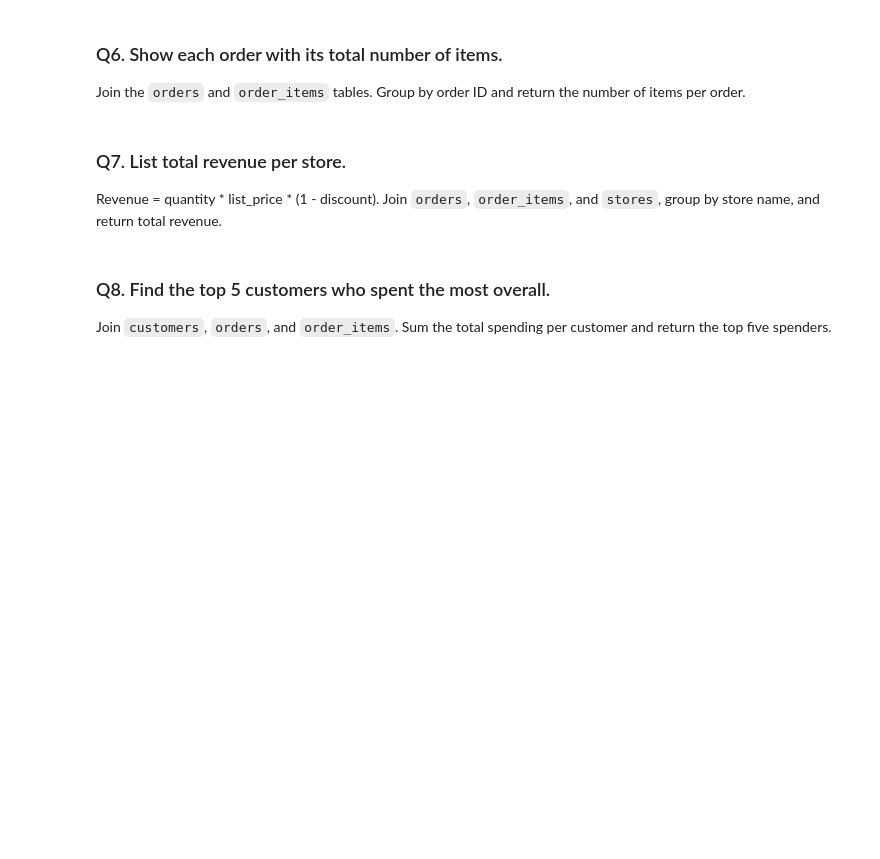
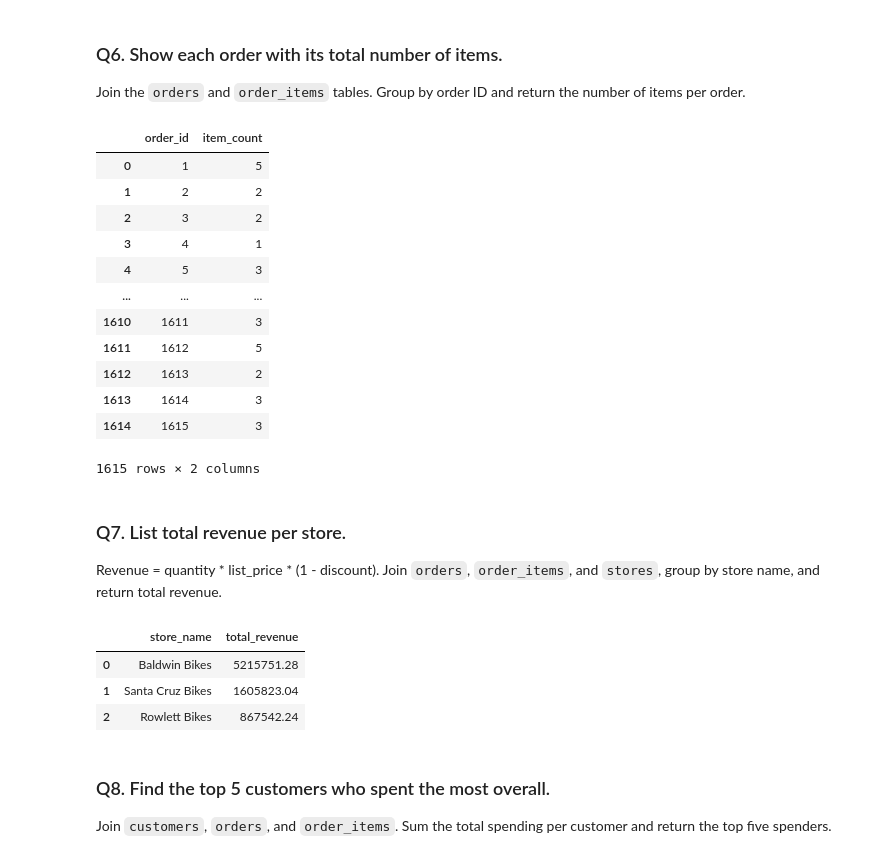
Before and after one commit to DaviLeeAnn/DataAnalysisModule3, a Jupyter notebook: Week3/workflow_practice.ipynb, the cells around one changed output. Drawn from its saved outputs; the diff is of its cells as text; code cells hidden in the pictures; blank space fills up the shorter version.

```diff
--- a/Week3/workflow_practice.ipynb
+++ b/Week3/workflow_practice.ipynb
@@ -234,8 +252,26 @@ Join the `orders` and `order_items` tables. Group by order ID and return the num
 # %%
 # Your query here
 query6 = """
+SELECT o.order_id, COUNT(oi.item_id) AS item_count
+FROM orders o
+JOIN order_items oi ON o.order_id = oi.order_id
+GROUP BY o.order_id;
 """
 pd.read_sql(query6, connection)
+# %% [output]
+|  | order_id | item_count |
+| 0 | 1 | 5 |
+| 1 | 2 | 2 |
+| 2 | 3 | 2 |
+| 3 | 4 | 1 |
+| 4 | 5 | 3 |
+| ... | ... | ... |
+| 1610 | 1611 | 3 |
+| 1611 | 1612 | 5 |
+| 1612 | 1613 | 2 |
+| 1613 | 1614 | 3 |
+| 1614 | 1615 | 3 |
+1615 rows × 2 columns
 # %% [markdown]
 ### Q7. List total revenue per store.
 
@@ -243,8 +279,20 @@ Revenue = quantity * list_price * (1 - discount). Join `orders`, `order_items`,
 # %%
 # Your query here
 query7 = """
+SELECT s.store_name,
+        ROUND(SUM(oi.quantity * oi.list_price * (1-oi.discount)), 2) AS total_revenue
+FROM orders o
+JOIN order_items oi ON o.order_id = oi.order_id
+JOIN stores s ON o.store_id = s.store_id
+GROUP BY s.store_name
+ORDER BY total_revenue DESC;
 """
 pd.read_sql(query7, connection)
+# %% [output]
+|  | store_name | total_revenue |
+| 0 | Baldwin Bikes | 5215751.28 |
+| 1 | Santa Cruz Bikes | 1605823.04 |
+| 2 | Rowlett Bikes | 867542.24 |
 # %% [markdown]
 ### Q8. Find the top 5 customers who spent the most overall.
 
```
Also changed, not shown: parts of 2 cells of this notebook.
